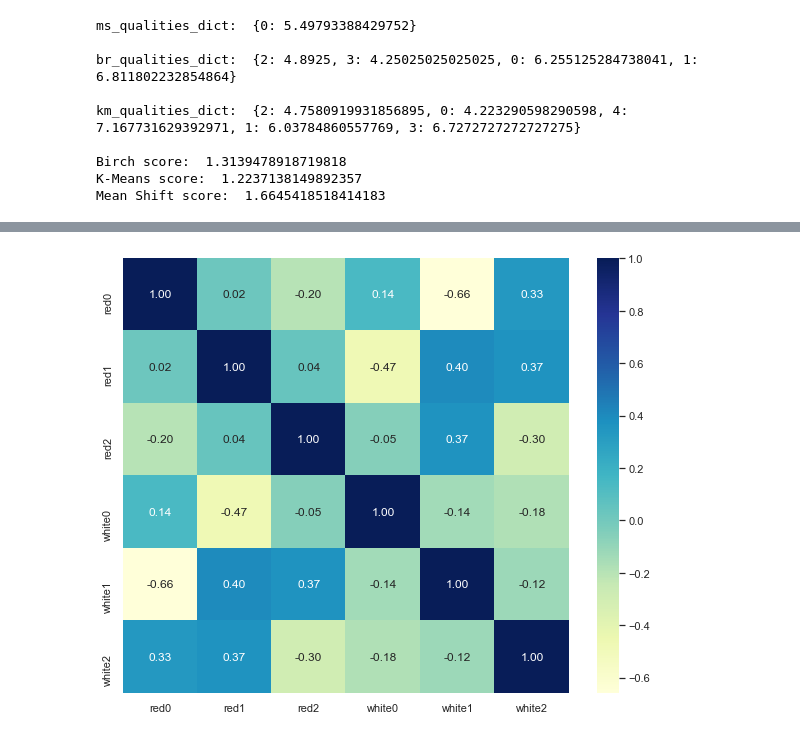
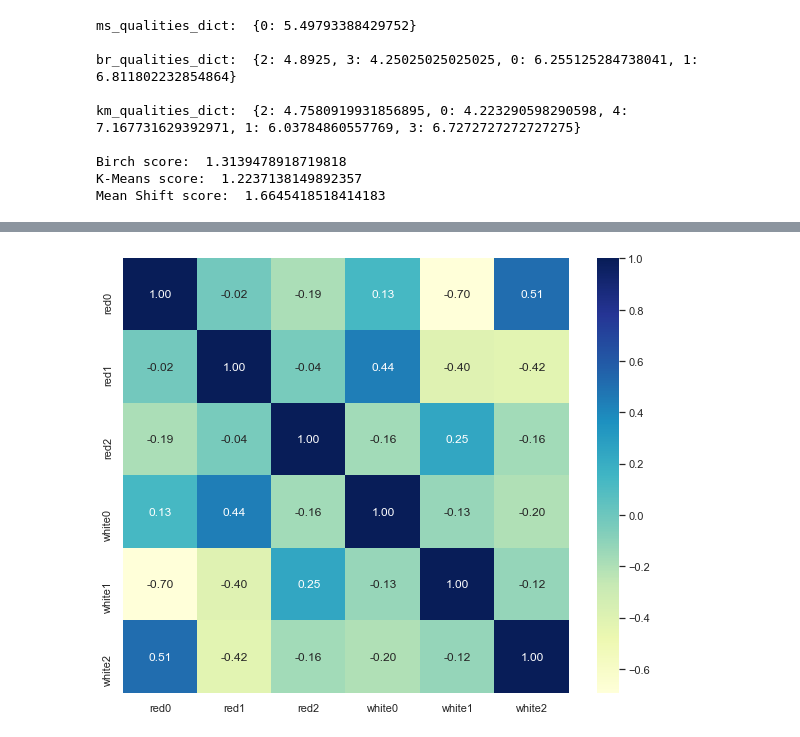
Before and after one commit to netanelGinish/AI_Introduction, a Jupyter notebook: Main Notebook.ipynb, the cells around one changed output, grey strips where cells are left out. Drawn from its saved outputs; the diff is of its cells as text; code cells hidden in the pictures.

```diff
--- a/Main Notebook.ipynb
+++ b/Main Notebook.ipynb
@@ -754,28 +740,28 @@ euclidean distance between white_lin_SVM_vec and all_lin_SVM_vec = 0.43900484444
 jaccard score between white_lin_SVM_vec and all_lin_SVM_vec = -0.3051115067273394
 # %%
 #PCA
-red_pca = PCA(n_components=3)
-white_pca = PCA(n_components=3)
-all_pca = PCA(n_components=3)
+red_pca = IncrementalPCA(n_components=3)
+white_pca = IncrementalPCA(n_components=3)
+all_pca = IncrementalPCA(n_components=3)
 
 red_pca.fit(normalized_red_X)
 white_pca.fit(normalized_white_X)
 all_pca.fit(normalized_all_X)
 
 sns.set(rc={'figure.figsize': (10, 8)})
 corr = pd.DataFrame(np.corrcoef(red_pca.components_,white_pca.components_),columns=['red0','red1','red2','white0','white1','white2'])
 sns.heatmap(corr,
             xticklabels=corr.columns.values,
             yticklabels=corr.columns.values,
             cmap="YlGnBu",
             annot=True,
             fmt=".2f")
 plt.show()
 red_pca_vec_arr = [np.array(red_pca.components_[0]), np.array(red_pca.components_[1]), np.array(red_pca.components_[2])]
 white_pca_vec_arr = [np.array(white_pca.components_[0]), np.array(white_pca.components_[1]), np.array(white_pca.components_[2])]
 all_pca_vec_arr = [np.array(all_pca.components_[0]), np.array(all_pca.components_[1]), np.array(all_pca.components_[2])]
 # %% [output]
-[figure, old version]
+[figure, new version]
 # %%
 
 def compareTwoPCAs(PCA_vecs1, PCA_vecs1_name: str, PCA_vecs2, PCA_vecs2_name:str):
```
Also changed, not shown: parts of 36 cells of this notebook.
